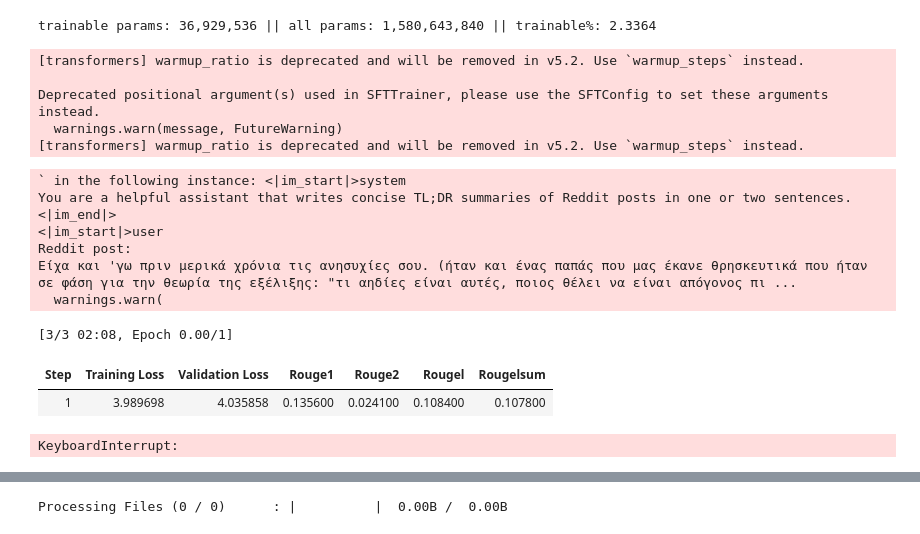
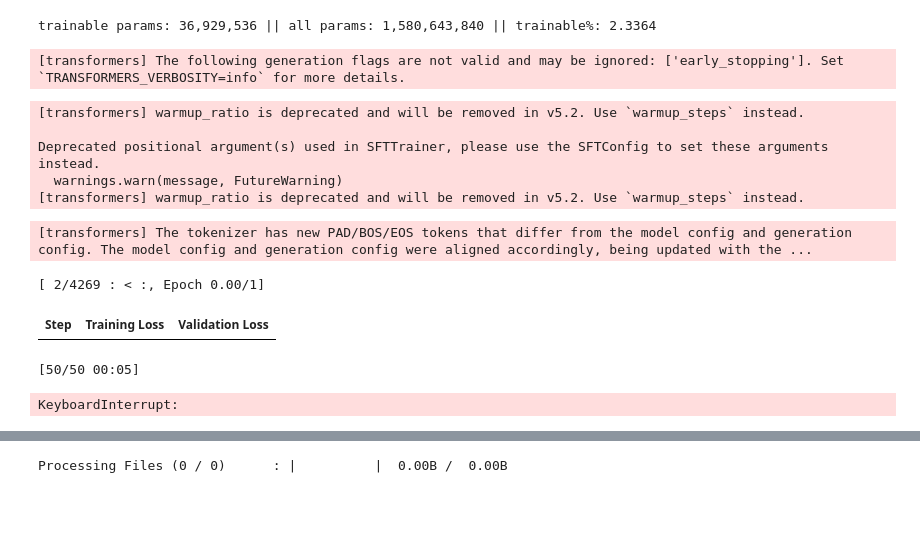
Before and after one commit to ankorn/redred, a Jupyter notebook: model/train.ipynb, the cells around one changed output, grey strips where cells are left out. Saved outputs shown, nothing was run; the diff lists cells and outputs as text; code cells hidden in the pictures; blank space fills up the shorter version.

```diff
--- a/model/train.ipynb
+++ b/model/train.ipynb
@@ -307,6 +324,26 @@ model.print_trainable_parameters()
 # %% [output]
 trainable params: 36,929,536 || all params: 1,580,643,840 || trainable%: 2.3364
 # %%
+from transformers import GenerationConfig
+
+eval_generation_config = GenerationConfig(
+    max_new_tokens=64,
+    do_sample=False,
+    num_beams=1,
+    early_stopping=True,
+    pad_token_id=tokenizer.pad_token_id,
+    eos_token_id=[tokenizer.eos_token_id, tokenizer.convert_tokens_to_ids("<|im_end|>")],
+)
+
+full_generation_config = GenerationConfig(
+    max_new_tokens=64,
+    do_sample=False,
+    num_beams=4,
+    early_stopping=True,
+    pad_token_id=tokenizer.pad_token_id,
+    eos_token_id=[tokenizer.eos_token_id, tokenizer.convert_tokens_to_ids("<|im_end|>")],
+)
+
 class EvalTrainer(SFTTrainer):
     def prediction_step(self, model, inputs, prediction_loss_only, ignore_keys=None):
         if prediction_loss_only:
@@ -399,3 +436,5 @@ class EvalTrainer(SFTTrainer):
             padded_labels = None
 
         return (loss, padded_preds, padded_labels)
+# %% [output]
+[transformers] The following generation flags are not valid and may be ignored: ['early_stopping']. Set `TRANSFORMERS_VERBOSITY=info` for more details.
@@ -402,26 +443,8 @@ class EvalTrainer(SFTTrainer):
 # %%
-from transformers import EarlyStoppingCallback, TrainerCallback, GenerationConfig
+from transformers import EarlyStoppingCallback
 import numpy as np
 import evaluate
 from trl import DataCollatorForCompletionOnlyLM
-
-eval_generation_config = GenerationConfig(
-    max_new_tokens=64,
-    do_sample=False,
-    num_beams=1,
-    early_stopping=True,
-    pad_token_id=tokenizer.pad_token_id,
-    eos_token_id=[tokenizer.eos_token_id, tokenizer.convert_tokens_to_ids("<|im_end|>")],
-)
-
-full_generation_config = GenerationConfig(
-    max_new_tokens=64,
-    do_sample=False,
-    num_beams=4,
-    early_stopping=True,
-    pad_token_id=tokenizer.pad_token_id,
-    eos_token_id=[tokenizer.eos_token_id, tokenizer.convert_tokens_to_ids("<|im_end|>")],
-)
 
 model.generation_config = eval_generation_config
 
@@ -437,6 +460,9 @@ def compute_metrics(eval_pred):
     decoded_preds = tokenizer.batch_decode(predictions, skip_special_tokens=True)
     decoded_labels = tokenizer.batch_decode(labels, skip_special_tokens=True)
 
+    print('>>>', decoded_preds[0], '\n')
+    print(decoded_labels[0], '\n')
+
     result = metric.compute(predictions=decoded_preds, references=decoded_labels)
 
     return {k: round(v, 4) for k, v in result.items()}
@@ -451,11 +477,11 @@ training_args = TrainingArguments(
     bf16=torch.cuda.is_bf16_supported(),
     fp16=not torch.cuda.is_bf16_supported(),
 
-    logging_steps=250,
+    logging_steps=1,
     eval_strategy="steps",
-    eval_steps=250,
+    eval_steps=1,
     save_strategy="steps",
-    save_steps=250,
+    save_steps=1,
     save_total_limit=2,
 
     load_best_model_at_end=True,
@@ -463,42 +489,38 @@ training_args = TrainingArguments(
     greater_is_better=True,
 
     optim="paged_adamw_8bit",
     lr_scheduler_type="cosine",
     warmup_ratio=WARMUP_RATIO,
     report_to="none",
 )
 
-trainer = EvalTrainer(
+# trainer = EvalTrainer(
+trainer = SFTTrainer(
     model=model,
     processing_class=tokenizer,
     train_dataset=train_ds_formatted,
-    eval_dataset=eval_ds_formatted.take(200),
+    eval_dataset=eval_ds_formatted.take(50),
 
     args=training_args,
     max_seq_length=MAX_SEQ_LENGTH,
     packing=False,
     data_collator=DataCollatorForCompletionOnlyLM(
         response_template="<|im_start|>assistant\n",
         tokenizer=tokenizer
     ),
     callbacks=[EarlyStoppingCallback(early_stopping_patience=3)],
     compute_metrics=compute_metrics,
 )
 
 trainer.train()
 # %% [output]
 [transformers] warmup_ratio is deprecated and will be removed in v5.2. Use `warmup_steps` instead.
 
 Deprecated positional argument(s) used in SFTTrainer, please use the SFTConfig to set these arguments instead.
   warnings.warn(message, FutureWarning)
 [transformers] warmup_ratio is deprecated and will be removed in v5.2. Use `warmup_steps` instead.
-` in the following instance: <|im_start|>system
-You are a helpful assistant that writes concise TL;DR summaries of Reddit posts in one or two sentences.<|im_end|>
-<|im_start|>user
-Reddit post:
-Είχα και 'γω πριν μερικά χρόνια τις ανησυχίες σου. (ήταν και ένας παπάς που μας έκανε θρησκευτικά που ήταν σε φάση για την θεωρία της εξέλιξης: "τι αηδίες είναι αυτές, ποιος θέλει να είναι απόγονος πι ...
-  warnings.warn(
+[transformers] The tokenizer has new PAD/BOS/EOS tokens that differ from the model config and generation config. The model config and generation config were aligned accordingly, being updated with the ...
-[3/3 02:08, Epoch 0.00/1]
+[ 2/4269 : < :, Epoch 0.00/1]
-| Step | Training Loss | Validation Loss | Rouge1 | Rouge2 | Rougel | Rougelsum |
-| 1 | 3.989698 | 4.035858 | 0.135600 | 0.024100 | 0.108400 | 0.107800 |
+| Step | Training Loss | Validation Loss |
-KeyboardInterrupt:
+[50/50 00:05]
+KeyboardInterrupt:
```
Also changed, not shown: parts of 4 cells of this notebook.
